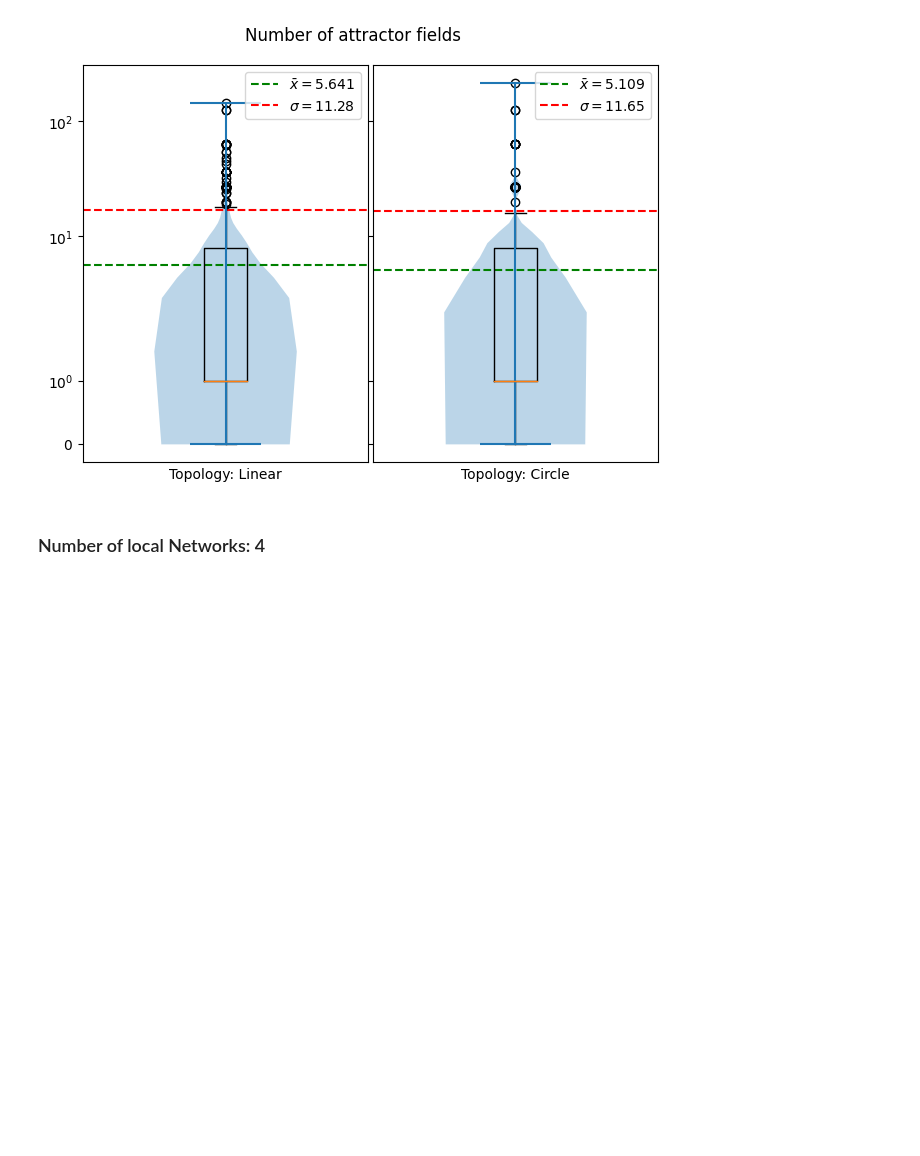
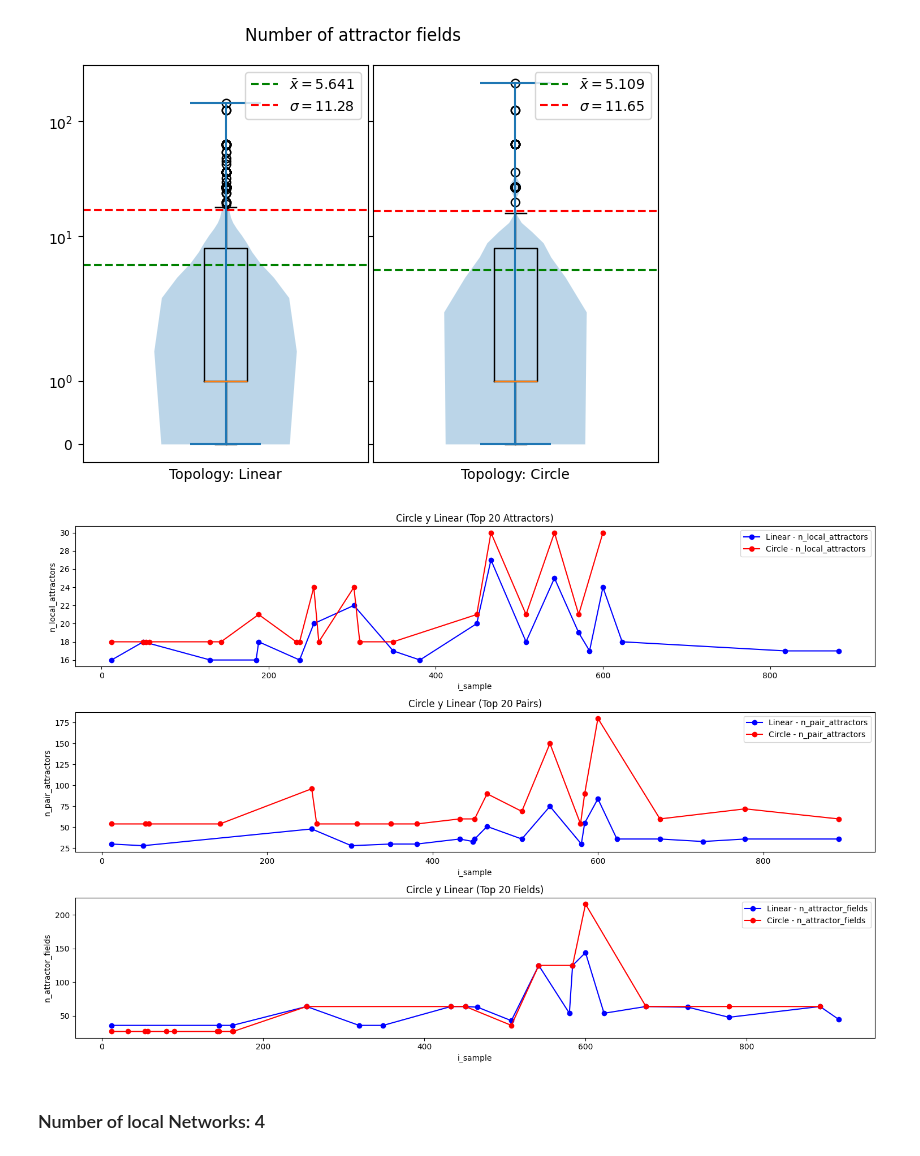
Before and after one commit to crptcusco/cbnetwork, a Jupyter notebook: experiments/structural/3_linear_circle/exp5_aleatory_linear_circle.ipynb, the cells around one changed output. Cells and saved outputs as stored; diff of their text form; code cells hidden in the pictures; blank space fills up the shorter version.

```diff
--- a/experiments/structural/3_linear_circle/exp5_aleatory_linear_circle.ipynb
+++ b/experiments/structural/3_linear_circle/exp5_aleatory_linear_circle.ipynb
@@ -10,7 +10,7 @@ import numpy as np
 import pandas as pd
 
 # Read the database
-df = pd.read_csv("exp5_aleatory_linear_circle_10_1000.csv")
+df = pd.read_csv("exp5_aleatory_linear_circle_3_9_1000.csv")
 df = df.rename(columns={'Unnamed: 0': 'id_register'})
 df['id_register'] = df['id_register'] + 1
 df.keys()
@@ -121,6 +121,65 @@ for key in df_local_networks_3.keys()[-6:-3]:
 [figure]
 [figure]
 [figure]
+# %%
+# Filtrar por v_topology
+df_v4 = df_local_networks_3[df_local_networks_3['v_topology'] == 4]
+df_v3 = df_local_networks_3[df_local_networks_3['v_topology'] == 3]
+
+# Seleccionar los 20 mejores valores de df_v4 y df_v3 para cada métrica
+top_20_v4_attractors = df_v4.nlargest(20, 'n_local_attractors')
+top_20_v3_attractors = df_v3.nlargest(20, 'n_local_attractors')
+
+top_20_v4_pairs = df_v4.nlargest(20, 'n_pair_attractors')
+top_20_v3_pairs = df_v3.nlargest(20, 'n_pair_attractors')
+
+top_20_v4_fields = df_v4.nlargest(20, 'n_attractor_fields')
+top_20_v3_fields = df_v3.nlargest(20, 'n_attractor_fields')
+
+# Ordenar los DataFrames por 'i_sample'
+top_20_v4_attractors = top_20_v4_attractors.sort_values('i_sample')
+top_20_v3_attractors = top_20_v3_attractors.sort_values('i_sample')
+
+top_20_v4_pairs = top_20_v4_pairs.sort_values('i_sample')
+top_20_v3_pairs = top_20_v3_pairs.sort_values('i_sample')
+
+top_20_v4_fields = top_20_v4_fields.sort_values('i_sample')
+top_20_v3_fields = top_20_v3_fields.sort_values('i_sample')
+
+# Crear gráfico combinado de línea para 'n_local_attractors', 'n_pair_attractors' y 'n_attractor_fields'
+plt.figure(figsize=(15, 10))
+
+# Gráfico para 'n_local_attractors'
+plt.subplot(3, 1, 1)
+plt.plot(top_20_v4_attractors['i_sample'], top_20_v4_attractors['n_local_attractors'], 'o-', color='blue', label='Linear - n_local_attractors')
+plt.plot(top_20_v3_attractors['i_sample'], top_20_v3_attractors['n_local_attractors'], 'o-', color='red', label='Circle - n_local_attractors')
+plt.title('Circle y Linear (Top 20 Attractors)')
+plt.xlabel('i_sample')
+plt.ylabel('n_local_attractors')
+plt.legend()
+
+# Gráfico para 'n_pair_attractors'
+plt.subplot(3, 1, 2)
+plt.plot(top_20_v4_pairs['i_sample'], top_20_v4_pairs['n_pair_attractors'], 'o-', color='blue', label='Linear - n_pair_attractors')
+plt.plot(top_20_v3_pairs['i_sample'], top_20_v3_pairs['n_pair_attractors'], 'o-', color='red', label='Circle - n_pair_attractors')
+plt.title('Circle y Linear (Top 20 Pairs)')
+plt.xlabel('i_sample')
+plt.ylabel('n_pair_attractors')
+plt.legend()
+
+# Gráfico para 'n_attractor_fields'
+plt.subplot(3, 1, 3)
+plt.plot(top_20_v4_fields['i_sample'], top_20_v4_fields['n_attractor_fields'], 'o-', color='blue', label='Linear - n_attractor_fields')
+plt.plot(top_20_v3_fields['i_sample'], top_20_v3_fields['n_attractor_fields'], 'o-', color='red', label='Circle - n_attractor_fields')
+plt.title('Circle y Linear (Top 20 Fields)')
+plt.xlabel('i_sample')
+plt.ylabel('n_attractor_fields')
+plt.legend()
+
+plt.tight_layout()
+plt.show()
+# %% [output]
+[figure, added]
 # %% [markdown]
 ### Number of local Networks: 4
 # %%
```
Also changed, not shown: parts of 15 cells of this notebook, 7 other files.
